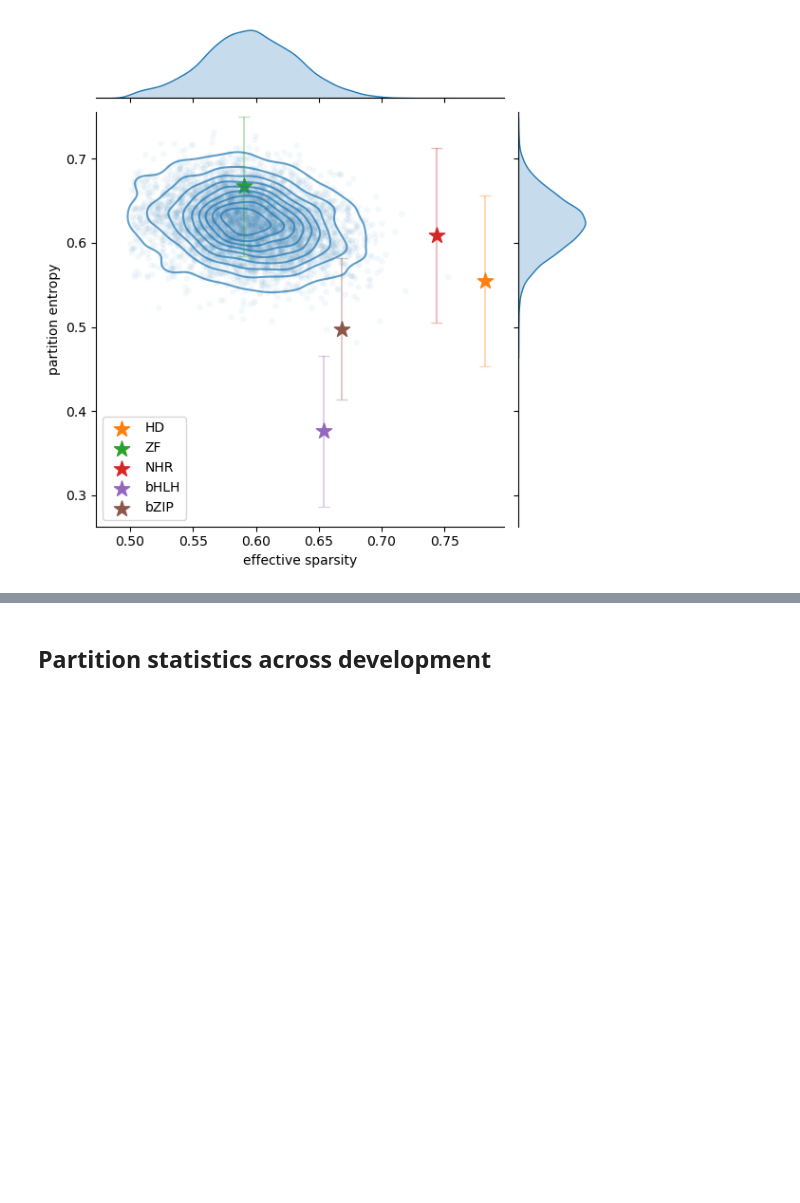
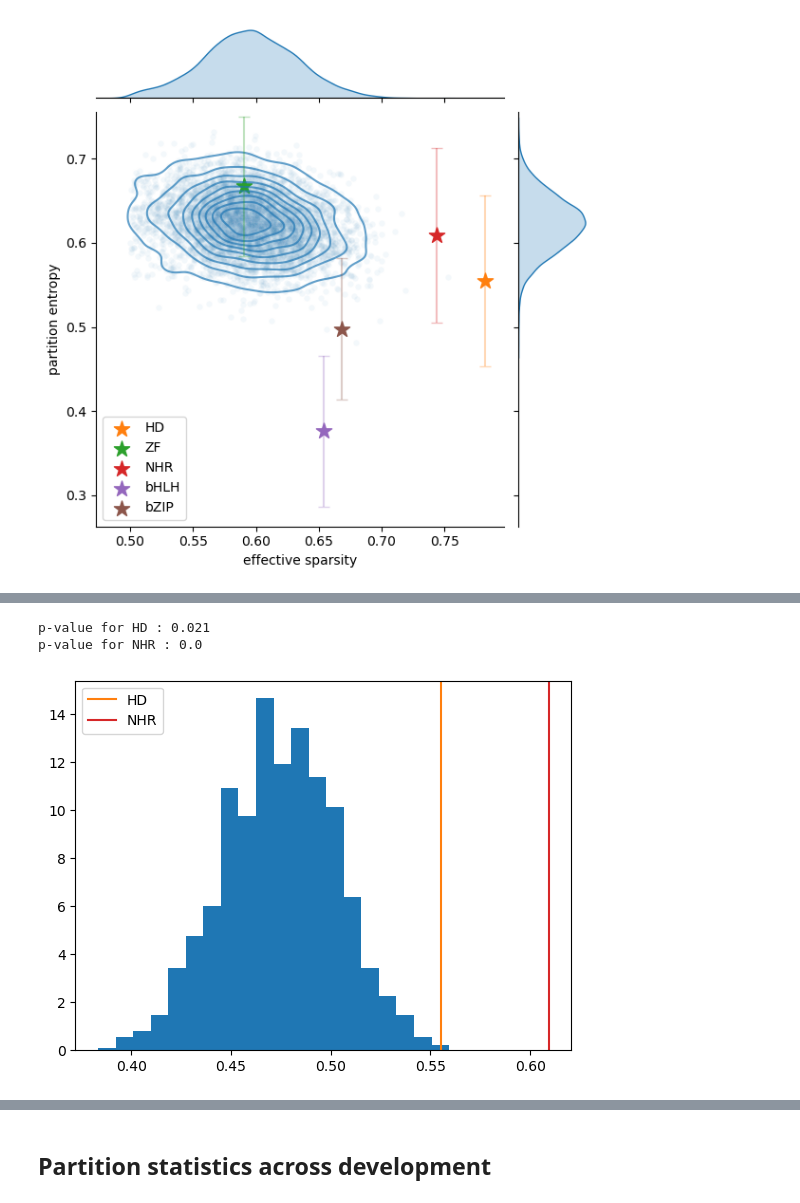
Before and after one commit to jhfung/RobustCodeStats, a Jupyter notebook: worm_neuronal_identity.ipynb, the cells around one changed output, grey strips where cells are left out. Drawn from its saved outputs; the diff is of its cells as text; code cells hidden in the pictures; blank space fills up the shorter version.

```diff
--- a/worm_neuronal_identity.ipynb
+++ b/worm_neuronal_identity.ipynb
@@ -265,0 +305,14 @@ plt.show()
+# %%
+print('p-value for HD : {}'.format((results_sp['zeta'] > tf_zeta_mean['HD']).mean()))
+print('p-value for NHR : {}'.format((results_sp['zeta'] > tf_zeta_mean['NHR']).mean()))
+# %% [output]
+p-value for HD : 0.021
+p-value for NHR : 0.0
+# %%
+plt.hist(results_sp['eta'], bins=20, density=True)
+plt.axvline(tf_eta_mean['HD'], c='tab:orange', label='HD')
+plt.axvline(tf_eta_mean['NHR'], c='tab:red', label='NHR')
+plt.legend()
+plt.show()
+# %% [output]
+[figure, added]
```
Also changed, not shown: parts of 9 cells of this notebook, 2 other files.
